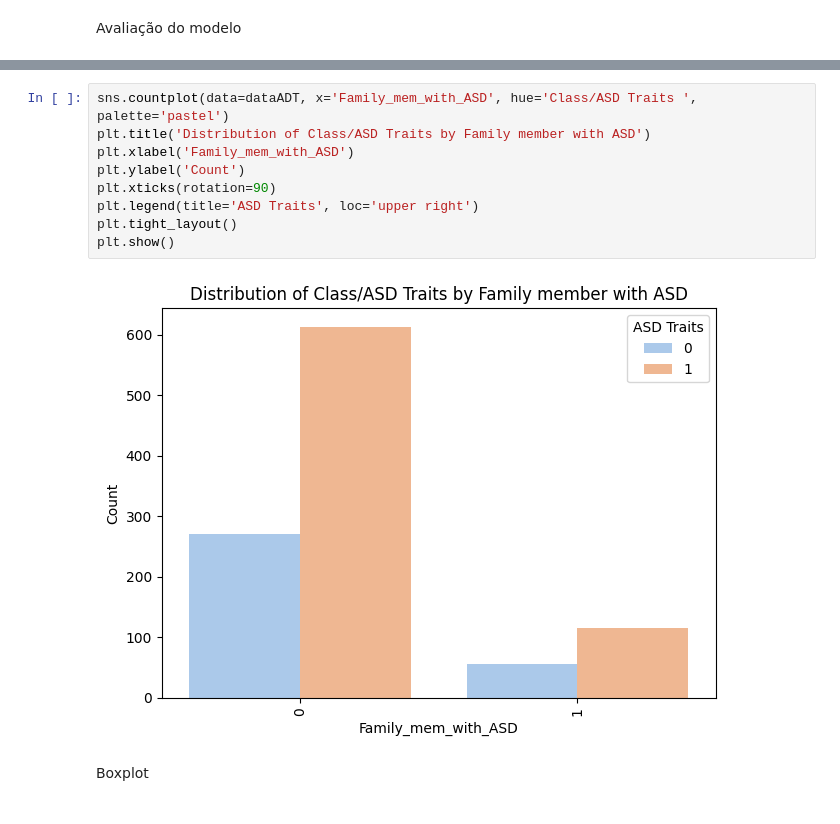
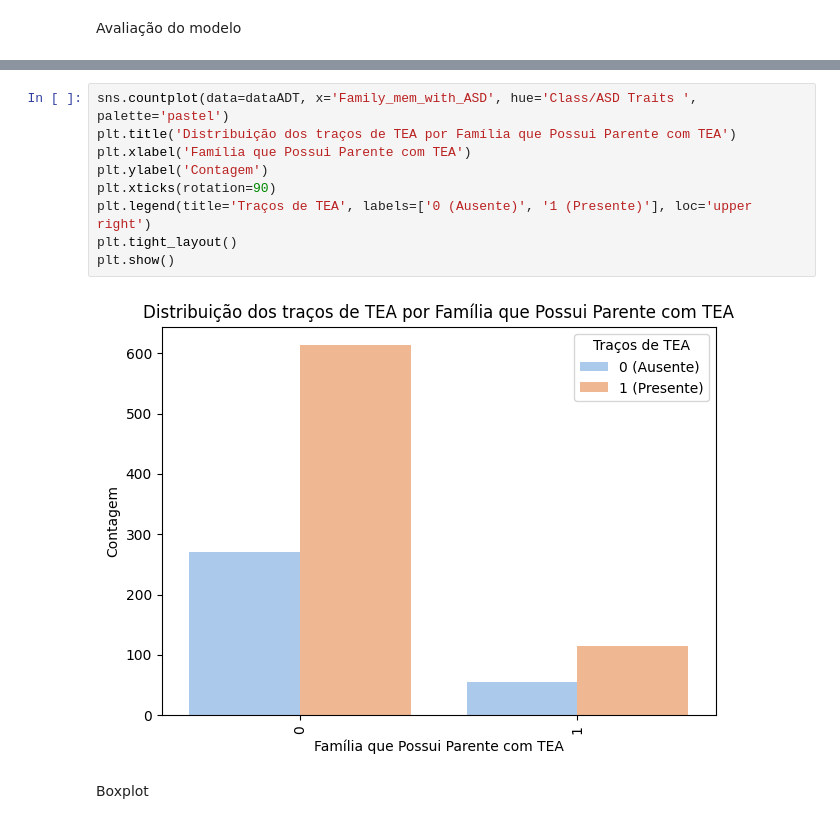
Before and after one commit to ClassNeuralNetwork/classification-autism-suport, a Jupyter notebook: autism-suport.ipynb, the cells around one changed output, grey strips where cells are left out. Saved outputs shown, nothing was run; the diff lists cells and outputs as text.

```diff
--- a/autism-suport.ipynb
+++ b/autism-suport.ipynb
@@ -149,14 +149,14 @@ plt.show()
 # %%
 sns.countplot(data=dataADT, x='Family_mem_with_ASD', hue='Class/ASD Traits ', palette='pastel')
-plt.title('Distribution of Class/ASD Traits by Family member with ASD')
-plt.xlabel('Family_mem_with_ASD')
-plt.ylabel('Count')
+plt.title('Distribuição dos traços de TEA por Família que Possui Parente com TEA')
+plt.xlabel('Família que Possui Parente com TEA')
+plt.ylabel('Contagem')
 plt.xticks(rotation=90)
-plt.legend(title='ASD Traits', loc='upper right')
+plt.legend(title='Traços de TEA', labels=['0 (Ausente)', '1 (Presente)'], loc='upper right')
 plt.tight_layout()
 plt.show()
 # %% [output]
-[figure, old version]
+[figure, new version]
 # %% [markdown]
 Boxplot
 # %%
```
Also changed, not shown: parts of 15 cells of this notebook.
